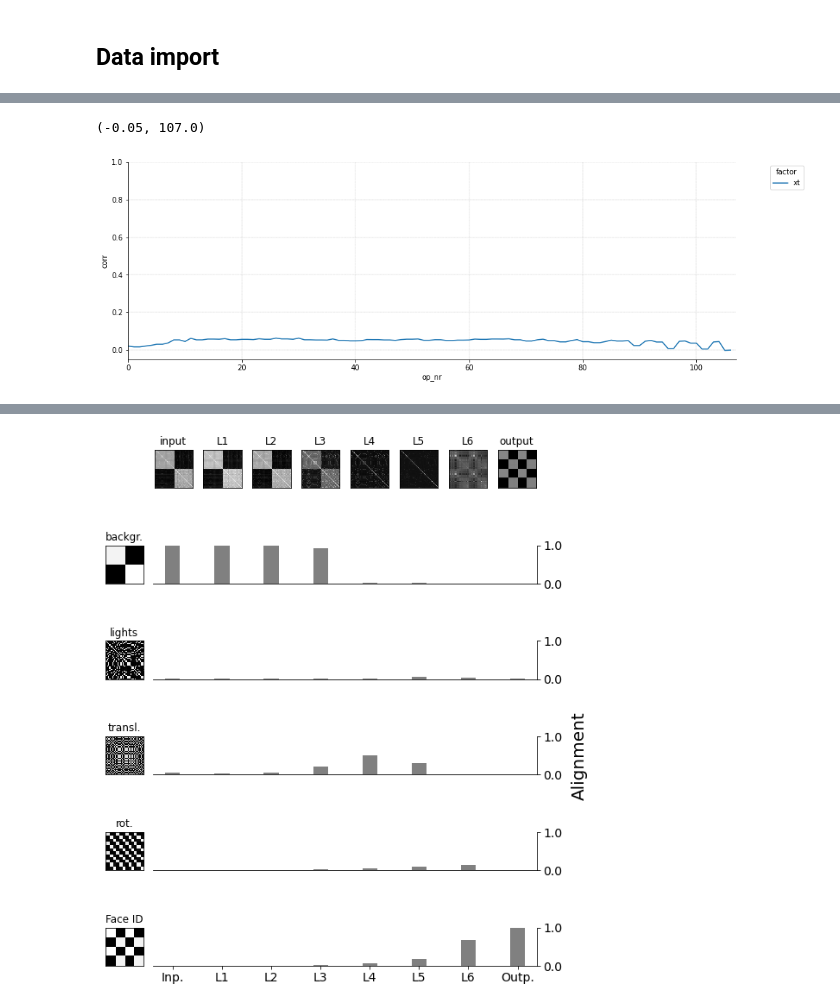
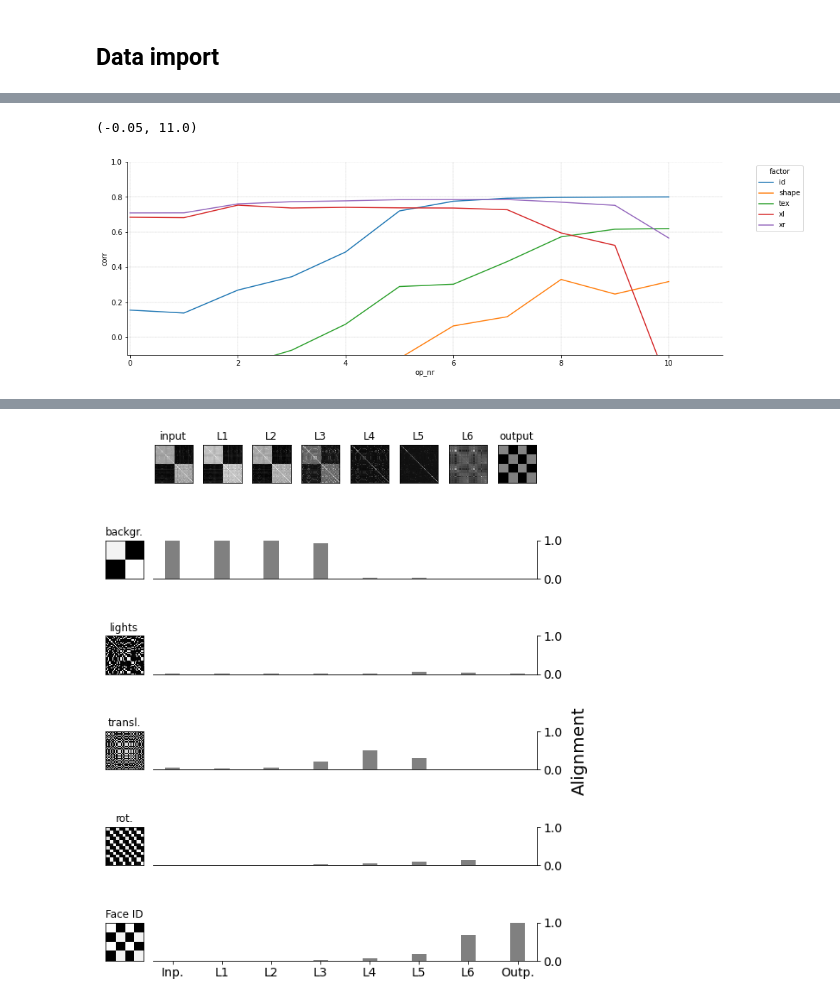
Before and after one commit to lukassnoek/deep-gmf, a Jupyter notebook: notebooks/figures.ipynb, the cells around one changed output, grey strips where cells are left out. Saved outputs shown, nothing was run; the diff lists cells and outputs as text; code cells hidden in the pictures.

```diff
--- a/notebooks/figures.ipynb
+++ b/notebooks/figures.ipynb
@@ -11,9 +11,10 @@ matplotlib.rcParams['figure.facecolor'] = 'white'
 # %% [markdown]
 ## Data import
 # %%
-model = 'ResNet34'
-dataset = 'manyIDmanyIMG'
-target = 'shape'
-epoch = '010'
-df = pd.read_csv(f'../results/{model}_dataset-{dataset}_target-{target}_epoch-{epoch}.tsv', sep='\t')
+model = 'ResNet10'
+dataset = 'fewIDmanyIMG'
+target = 'id'
+df = pd.read_csv(f'../results/{model}_dataset-{dataset}_target-{target}.tsv', sep='\t')
+df = df.dropna(axis=0)
+df = df.groupby(['factor', 'op_nr']).max().reset_index()
 history = pd.read_csv(f'../trained_models/{model}_dataset-{dataset}_target-{target}/history.csv')
@@ -20,13 +37,14 @@ history = pd.read_csv(f'../trained_models/{model}_dataset-{dataset}_target-{targ
 # %%
-factors = ['xt']
+factors = ['id', 'background', 'xr', 'xl', 'shape', 'tex']
+
 fig, ax = plt.subplots(figsize=(15, 5))
 ax = sns.lineplot(x='op_nr', y='corr', hue='factor', ax=ax, data=df.query("factor in @factors"))
 sns.move_legend(ax, "upper left", bbox_to_anchor=(1.05, 1))
 sns.despine()
 
 ax.grid(ls='--', lw=0.35)
-ax.set_ylim(-.05, 1)
+ax.set_ylim(-0.1, 1)
 ax.set_xlim(-.05, df['op_nr'].max() + 1)
 # %% [output]
-(-0.05, 107.0)
+(-0.05, 11.0)
-[figure, old version]
+[figure, new version]
```
Also changed, not shown: parts of 3 cells of this notebook, 6 other files.
